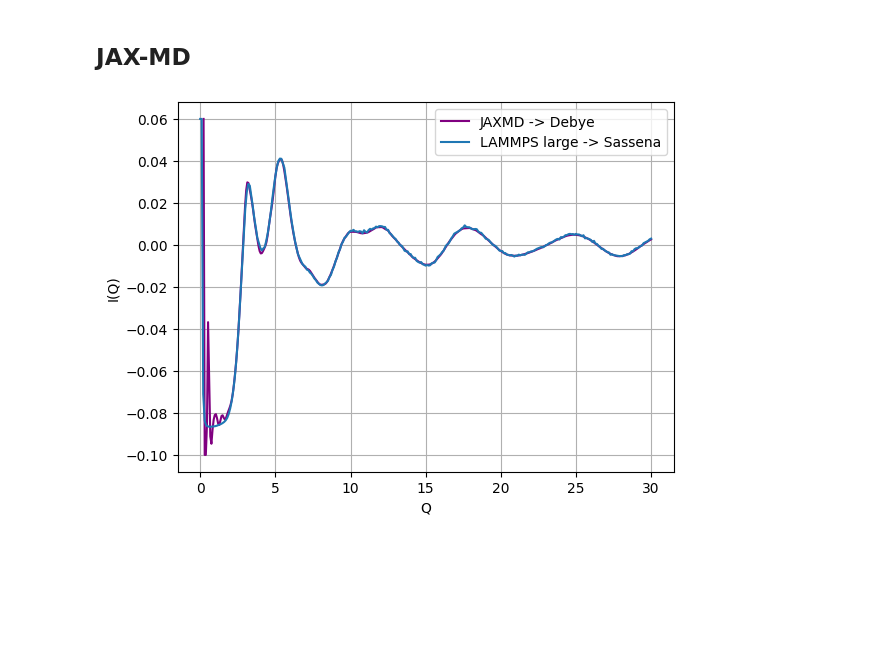
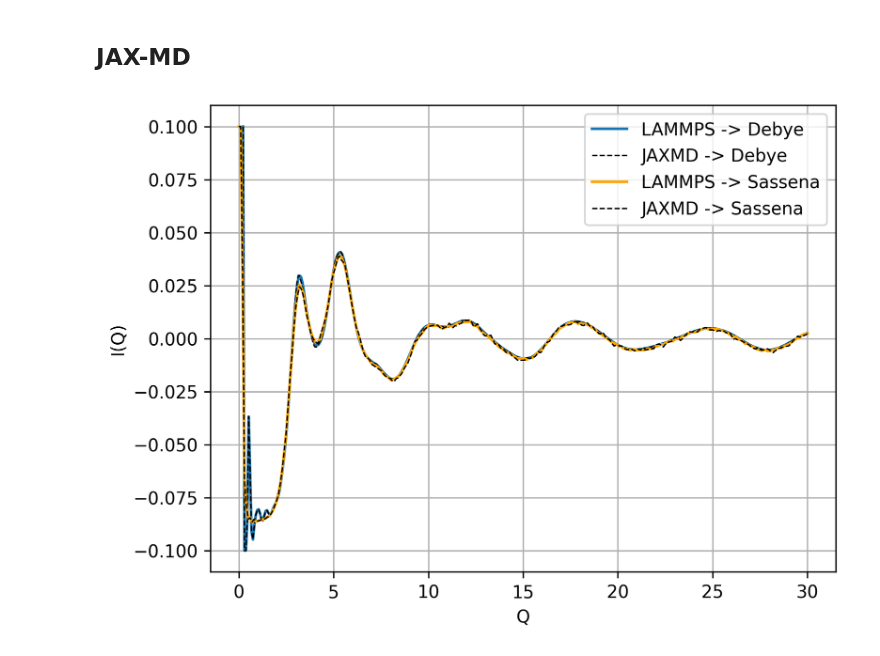
Before and after one commit to florian-n/idp-public, a Jupyter notebook: notebooks/lammps_vs_jax_vs_sassena.ipynb, the cells around one changed output. Drawn from its saved outputs; the diff is of its cells as text; code cells hidden in the pictures; blank space fills up the shorter version.

```diff
--- a/notebooks/lammps_vs_jax_vs_sassena.ipynb
+++ b/notebooks/lammps_vs_jax_vs_sassena.ipynb
@@ -16,6 +16,9 @@ import numpy as np
 import matplotlib.pyplot as plt
 
 import pandas as pd
+
+import matplotlib
+matplotlib.rcParams['figure.dpi'] = 300
 # %% [markdown]
 ## JAX-MD
 # %%
@@ -25,7 +28,7 @@ df_lammps_large_then_sassena = pd.read_csv("../data/diffraction_patterns/lammps_
 df_jaxmd_then_debye = pd.read_csv("../data/diffraction_patterns/jaxmd_then_debye.csv")
 df_jaxmd_then_sassena = pd.read_csv("../data/diffraction_patterns/jaxmd_then_sassena.csv")
 # %%
-clip_max = 0.06
+clip_max = 0.1
 clip_min = -0.1
 
 sassena_y_offset = 0.033
@@ -34,44 +37,50 @@ sassena_y_scale = 0.6
 sassena_large_y_offset = -0.0775
 sassena_large_y_scale = 0.054
 # %%
-# plt.plot(
-#     df_lammps_then_debye["Q"],
-#     np.clip(df_lammps_then_debye["I_Q"], clip_min, clip_max),
-#     label="LAMMPS -> Debye",
-#     c="blue")
+plt.plot(
+    df_lammps_then_debye["Q"],
+    np.clip(df_lammps_then_debye["I_Q"], clip_min, clip_max),
+    label="LAMMPS -> Debye",
+    )
 
 plt.plot(
     df_jaxmd_then_debye["Q"],
     np.clip(df_jaxmd_then_debye["I_Q"], clip_min, clip_max),
     label="JAXMD -> Debye",
-    c="purple")
+    c="black",
+    linewidth=0.8,
+    linestyle="dashed"
+    )
 
 
-# plt.plot(
-#     df_lammps_then_sassena["Q"],
-#     np.clip(df_lammps_then_sassena["I_Q"] * sassena_y_scale + sassena_y_offset, clip_min, clip_max),
-#     label="LAMMPS -> Sassena",
-#     #linestyle="dotted",
-#     c="lime")
 
 plt.plot(
-    df_lammps_large_then_sassena["Q"],
-    np.clip(df_lammps_then_sassena["I_Q"] * sassena_large_y_scale + sassena_large_y_offset, clip_min, clip_max),
-    label="LAMMPS large -> Sassena",
-    #linestyle="dotted"
-    )
+    df_lammps_then_sassena["Q"],
+    np.clip(df_lammps_then_sassena["I_Q"] * sassena_y_scale + sassena_y_offset, clip_min, clip_max),
+    label="LAMMPS -> Sassena",
+    c="orange")
 
 plt.plot(
     df_jaxmd_then_sassena["Q"],
     np.clip(df_jaxmd_then_sassena["I_Q"] * sassena_y_scale + sassena_y_offset, clip_min, clip_max),
     label="JAXMD -> Sassena",
     c="black",
-    linestyle="dotted")
+    linewidth=0.8,
+    linestyle="dashed"
+    )
+
+# plt.plot(
+#     df_lammps_large_then_sassena["Q"],
+#     np.clip(df_lammps_large_then_sassena["I_Q"] * sassena_large_y_scale + sassena_large_y_offset, clip_min, clip_max),
+#     label="LAMMPS large -> Sassena",
+#     #linestyle="dotted"
+#     )
+
 
 plt.xlabel("Q")
 plt.ylabel("I(Q)")
 plt.legend()
 plt.grid()
 plt.show()
 # %% [output]
-[figure, old version]
+[figure, new version]
```
Also changed, not shown: parts of 2 cells of this notebook, 22 other files.
